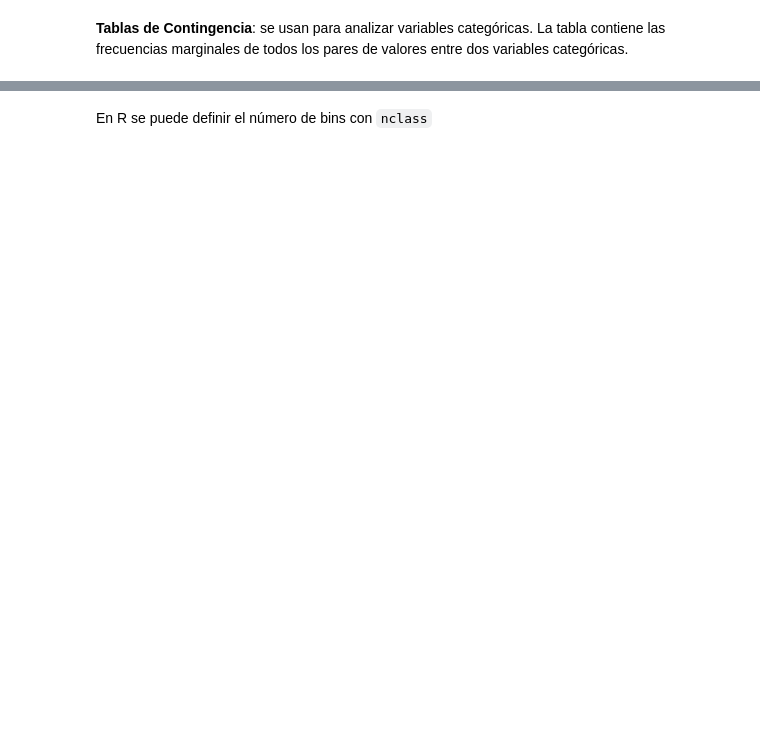
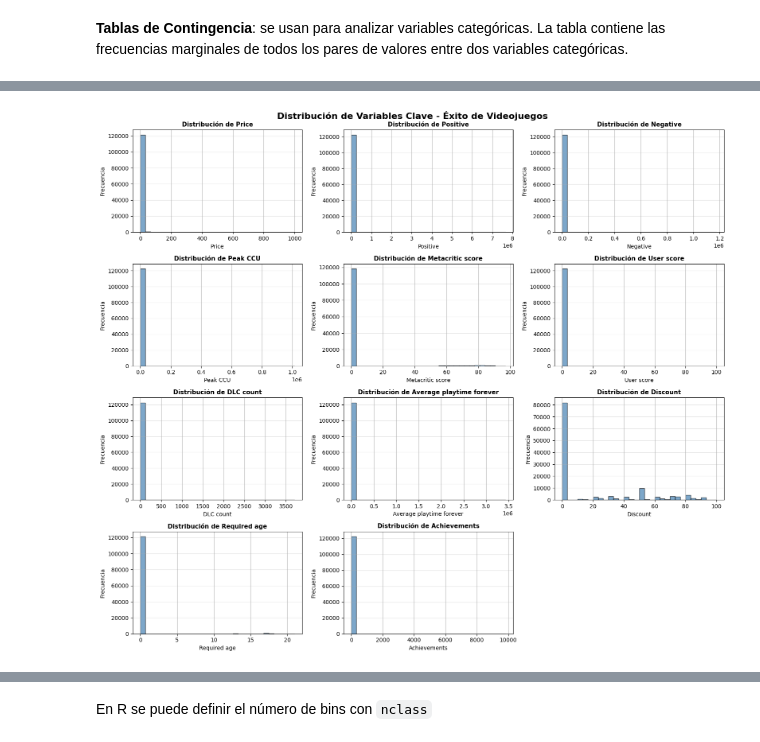
Before and after one commit to David-Felipe/ProyectoMineriaDatos, a Jupyter notebook: Iteracion 0/Proyecto_Minería_de_Datos.ipynb, the cells around one changed output, grey strips where cells are left out. Drawn from its saved outputs; the diff is of its cells as text; code cells hidden in the pictures; blank space fills up the shorter version.

```diff
--- a/Iteracion 0/Proyecto_Minería_de_Datos.ipynb
+++ b/Iteracion 0/Proyecto_Minería_de_Datos.ipynb
@@ -364,0 +398,7 @@ data['Required age'].std()
+# %%
+#Python
+# Desviación estándar para todas las variables relevantes
+desviaciones_estandar = {}
+for var in variables_relevantes:
+    desviaciones_estandar[var] = data[var].std()
+pd.Series(desviaciones_estandar)
@@ -383,0 +436,7 @@ np.float64(4.080253810832633)
+# %%
+#Python
+# Desviación media absoluta para todas las variables relevantes
+aad_values = {}
+for var in variables_relevantes:
+    aad_values[var] = aad(data[var].dropna())
+pd.Series(aad_values)
@@ -505,0 +573,33 @@ hist = data['Sepal.Length'].hist(bins=7)
+# %%
+#Python
+import matplotlib.pyplot as plt
+
+# Crear figura con subplot para los histogramas de variables relevantes
+fig, axes = plt.subplots(4, 3, figsize=(16, 14))
+fig.suptitle('Distribución de Variables Clave - Éxito de Videojuegos', fontsize=16, fontweight='bold')
+
+variables_histo = ['Price', 'Positive', 'Negative', 'Peak CCU', 'Metacritic score', 'User score',
+                   'DLC count', 'Average playtime forever', 'Discount', 'Required age', 'Achievements']
+
+for idx, var in enumerate(variables_histo):
+    row = idx // 3
+    col = idx % 3
+    ax = axes[row, col]
+
+    # Graficar histograma
+    data[var].dropna().hist(bins=30, ax=ax, color='steelblue', edgecolor='black', alpha=0.7)
+    ax.set_title(f'Distribución de {var}', fontweight='bold', fontsize=11)
+    ax.set_xlabel(var)
+    ax.set_ylabel('Frecuencia')
+    ax.grid(axis='y', alpha=0.3)
+
+# Desactivar los subplots vacíos
+for idx in range(len(variables_histo), 12):
+    row = idx // 3
+    col = idx % 3
+    fig.axes[idx].axis('off')
+
+plt.tight_layout()
+plt.show()
+# %% [output]
+[figure, added]
```
Also changed, not shown: parts of 46 cells of this notebook.
